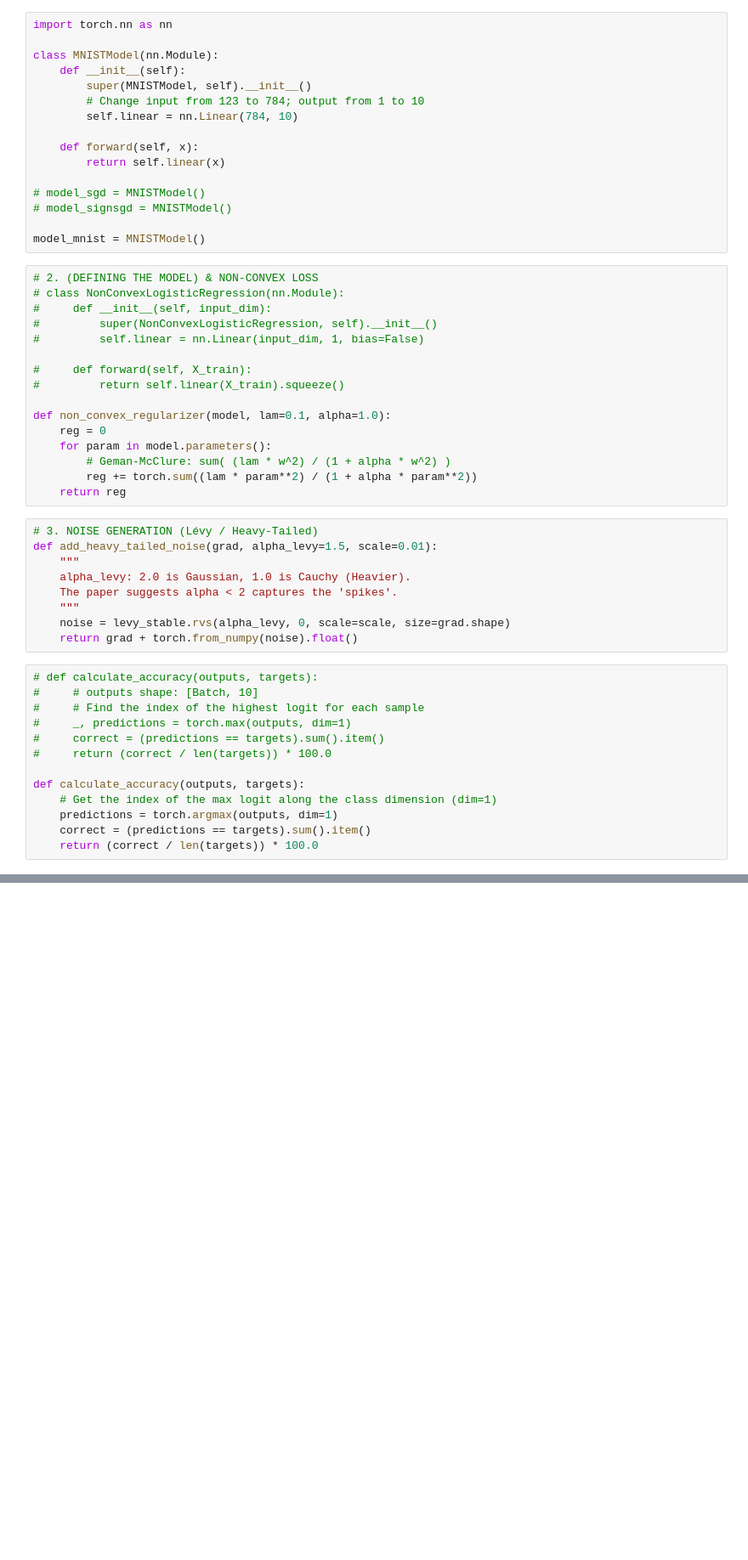
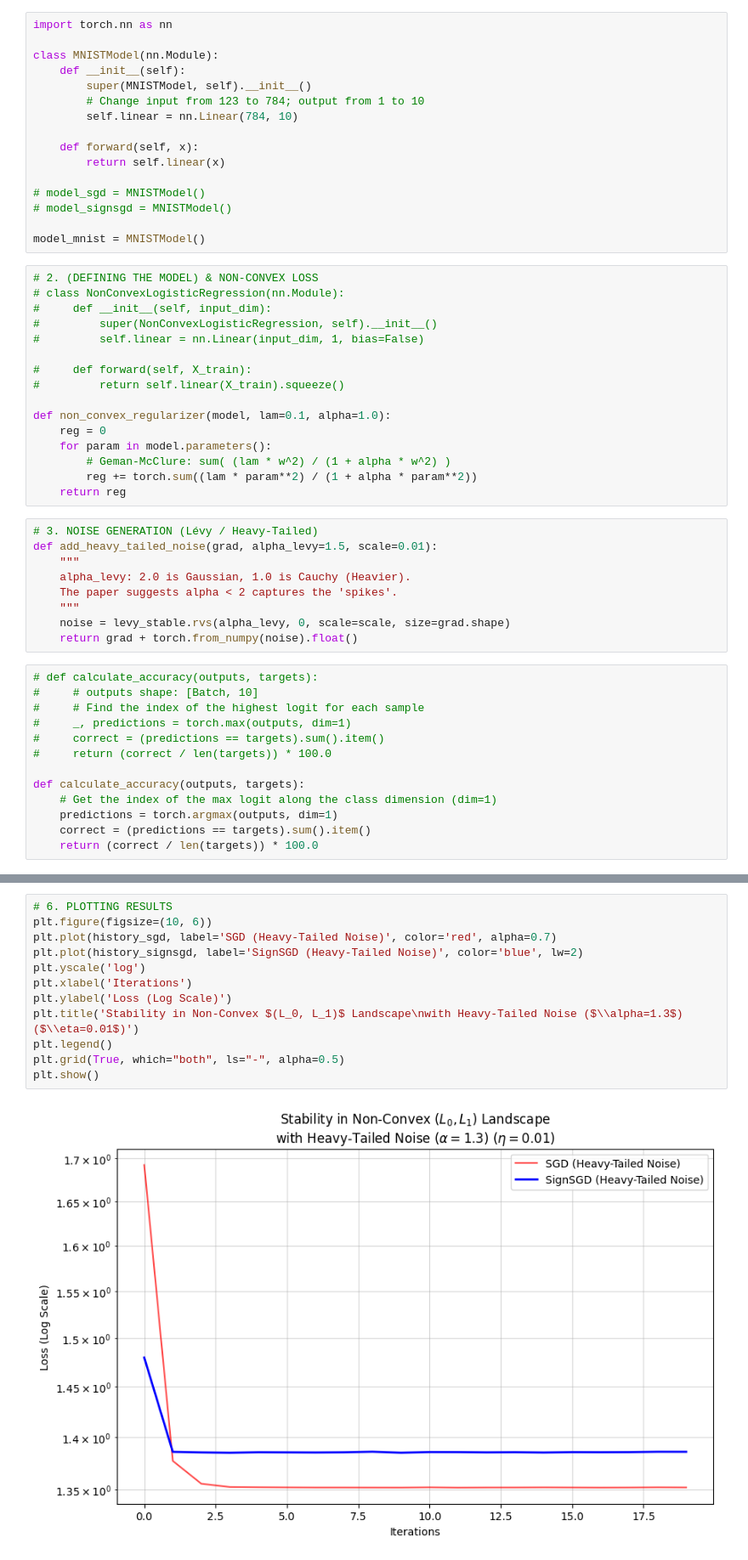
Before and after one commit to sj-rai/stochastic-optimization-co, a Jupyter notebook: experiments_mnist.ipynb, the cells around one changed output, grey strips where cells are left out. Shown at 85% size. Drawn from its saved outputs; the diff is of its cells as text; blank space fills up the shorter version.

```diff
--- a/experiments_mnist.ipynb
+++ b/experiments_mnist.ipynb
@@ -156,0 +248,14 @@ Test Accuracy: 81.39%
+# %%
+# 6. PLOTTING RESULTS
+plt.figure(figsize=(10, 6))
+plt.plot(history_sgd, label='SGD (Heavy-Tailed Noise)', color='red', alpha=0.7)
+plt.plot(history_signsgd, label='SignSGD (Heavy-Tailed Noise)', color='blue', lw=2)
+plt.yscale('log')
+plt.xlabel('Iterations')
+plt.ylabel('Loss (Log Scale)')
+plt.title('Stability in Non-Convex $(L_0, L_1)$ Landscape\nwith Heavy-Tailed Noise ($\\alpha=1.3$) ($\\eta=0.01$)')
+plt.legend()
+plt.grid(True, which="both", ls="-", alpha=0.5)
+plt.show()
+# %% [output]
+[figure, added]
```
Also changed, not shown: parts of 6 cells of this notebook, 4 other files.
